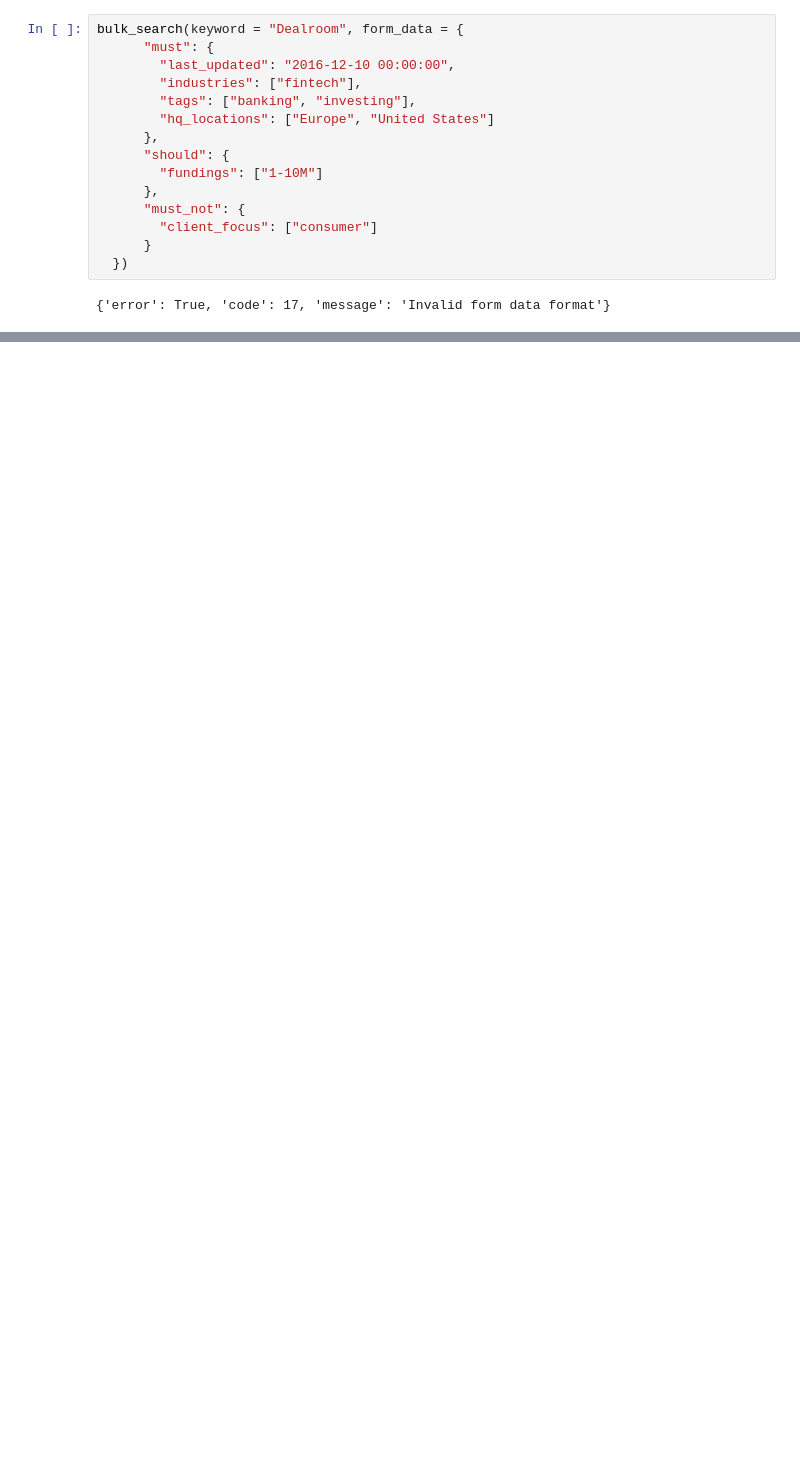
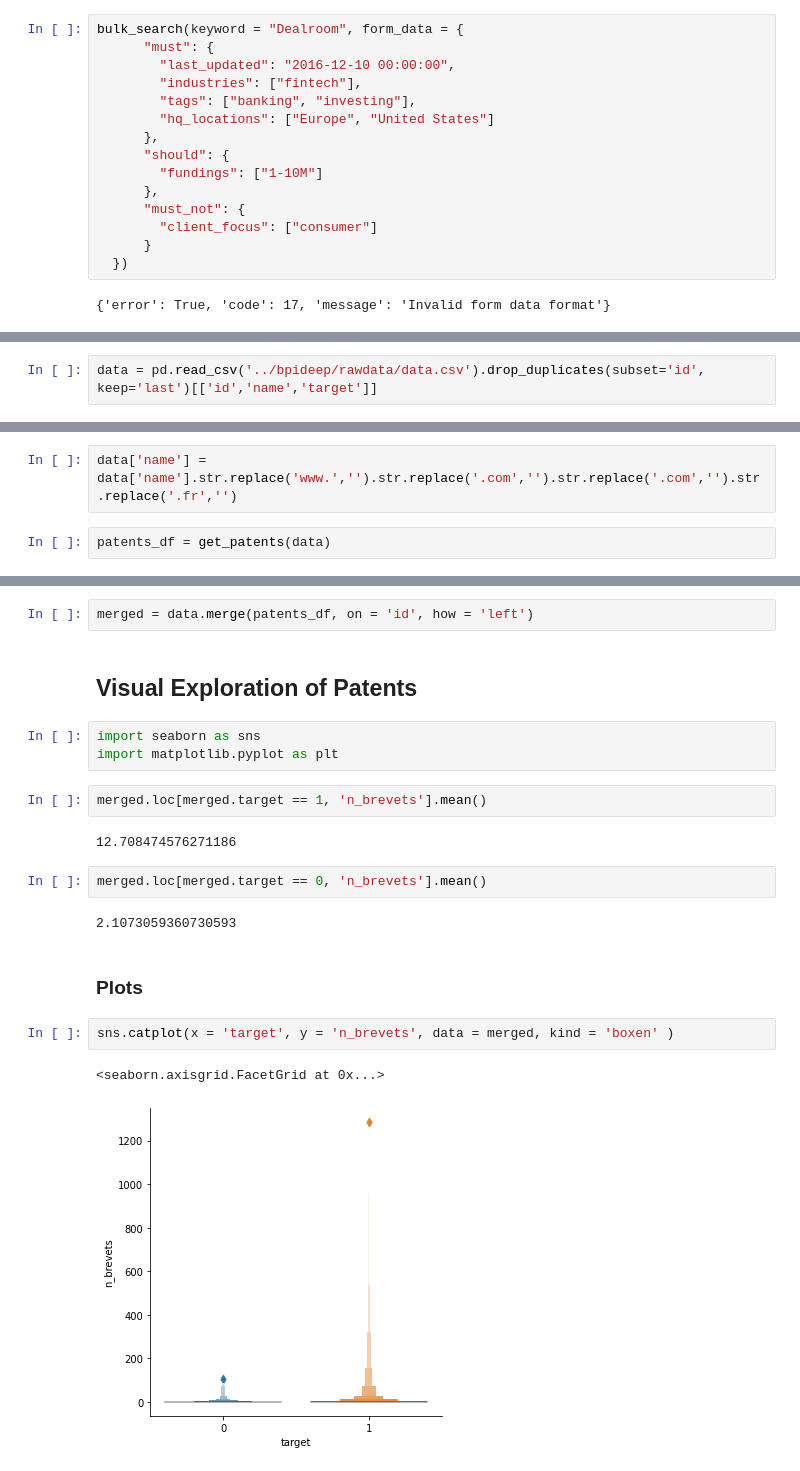
Before and after one commit to nrslt/Demo_bpifrance_deeptech_analysis, a Jupyter notebook: notebooks/huet-test.ipynb, the cells around one changed output, grey strips where cells are left out. Drawn from its saved outputs; the diff is of its cells as text; blank space fills up the shorter version.

```diff
--- a/notebooks/huet-test.ipynb
+++ b/notebooks/huet-test.ipynb
@@ -164,0 +439,2 @@ bulk_search(keyword = "Dealroom", form_data = {
+# %%
+data = pd.read_csv('../bpideep/rawdata/data.csv').drop_duplicates(subset='id', keep='last')[['id','name','target']]
@@ -164,0 +557,4 @@ bulk_search(keyword = "Dealroom", form_data = {
+# %%
+data['name'] = data['name'].str.replace('www.','').str.replace('.com','').str.replace('.com','').str.replace('.fr','')
+# %%
+patents_df = get_patents(data)
@@ -164,0 +582,22 @@ bulk_search(keyword = "Dealroom", form_data = {
+# %%
+merged = data.merge(patents_df, on = 'id', how = 'left')
+# %% [markdown]
+## Visual Exploration of Patents
+# %%
+import seaborn as sns
+import matplotlib.pyplot as plt
+# %%
+merged.loc[merged.target == 1, 'n_brevets'].mean()
+# %% [output]
+12.708474576271186
+# %%
+merged.loc[merged.target == 0, 'n_brevets'].mean()
+# %% [output]
+2.1073059360730593
+# %% [markdown]
+### Plots
+# %%
+sns.catplot(x = 'target', y = 'n_brevets', data = merged, kind = 'boxen' )
+# %% [output]
+<seaborn.axisgrid.FacetGrid at 0x...>
+[figure, added]
```
Also changed, not shown: parts of 117 cells of this notebook, 1 other file.
